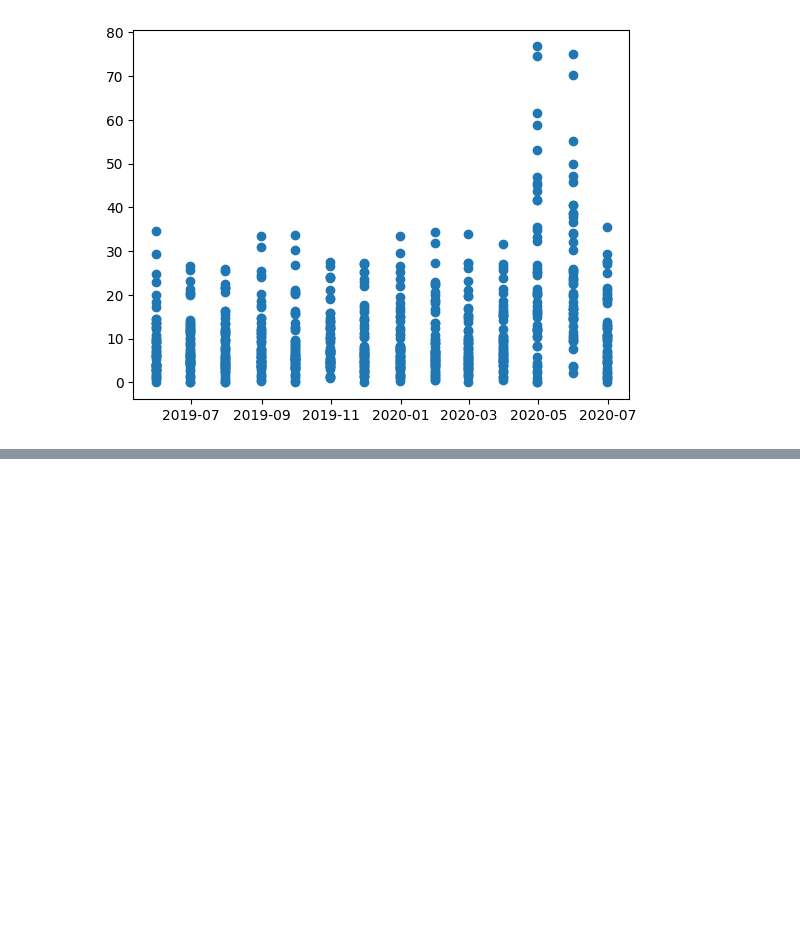
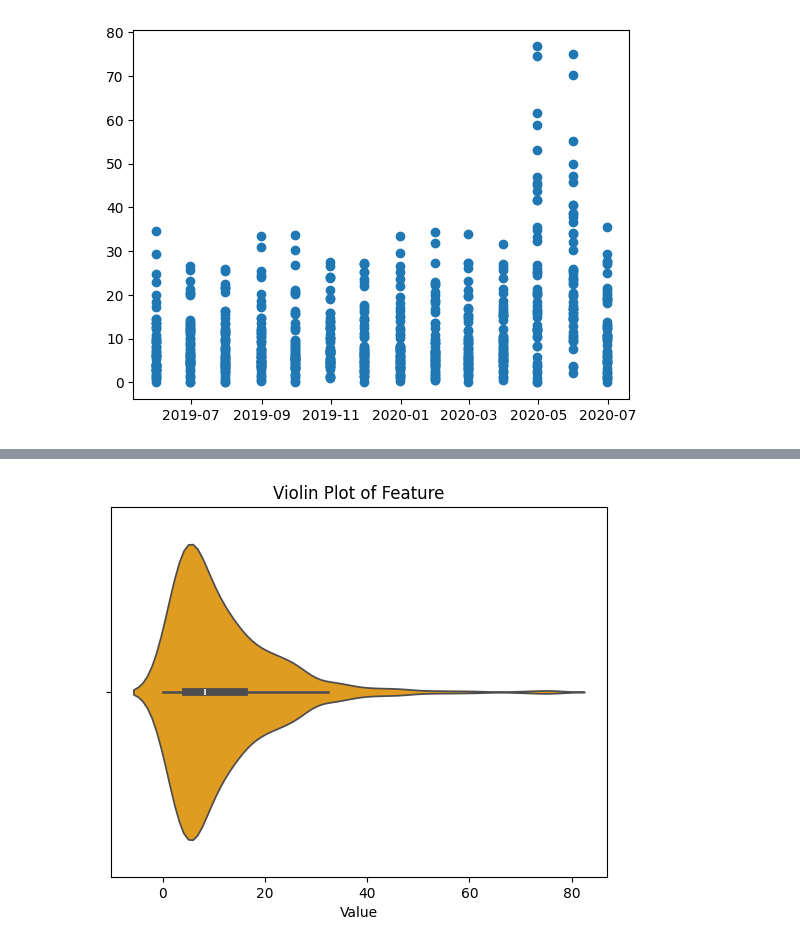
Before and after one commit to IMANETATA/CodeAlpha, a Jupyter notebook: Unemployment_Analysis.ipynb, the cells around one changed output, grey strips where cells are left out. Cells and saved outputs as stored; diff of their text form; code cells hidden in the pictures; blank space fills up the shorter version.

```diff
--- a/Unemployment_Analysis.ipynb
+++ b/Unemployment_Analysis.ipynb
@@ -190,0 +211,7 @@ plt.show()
+# %%
+sns.violinplot(x=dataset['Estimated Unemployment Rate (%)'], color='orange')
+plt.title('Violin Plot of Feature')
+plt.xlabel('Value')
+plt.show()
+# %% [output]
+[figure, added]
```
Also changed, not shown: parts of 8 cells of this notebook.
